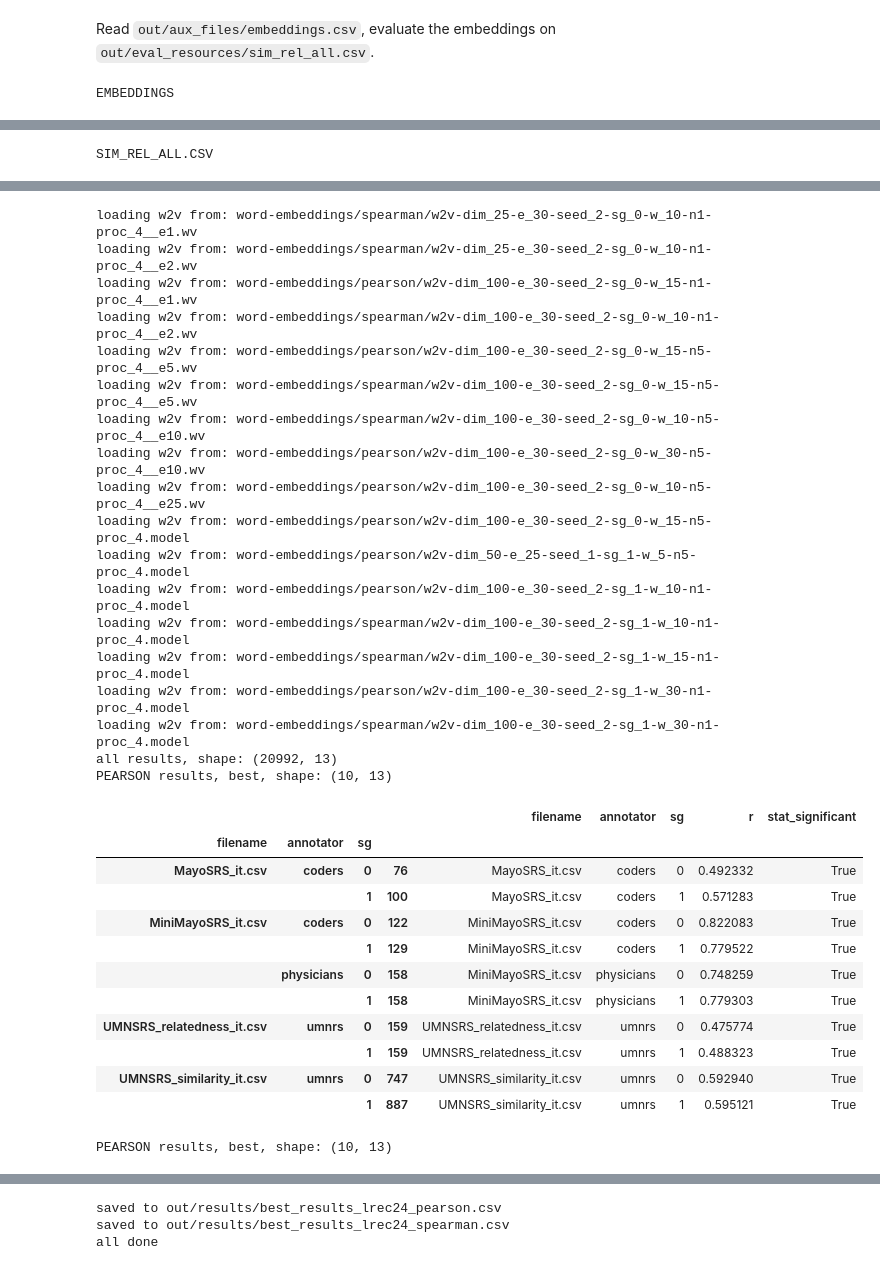
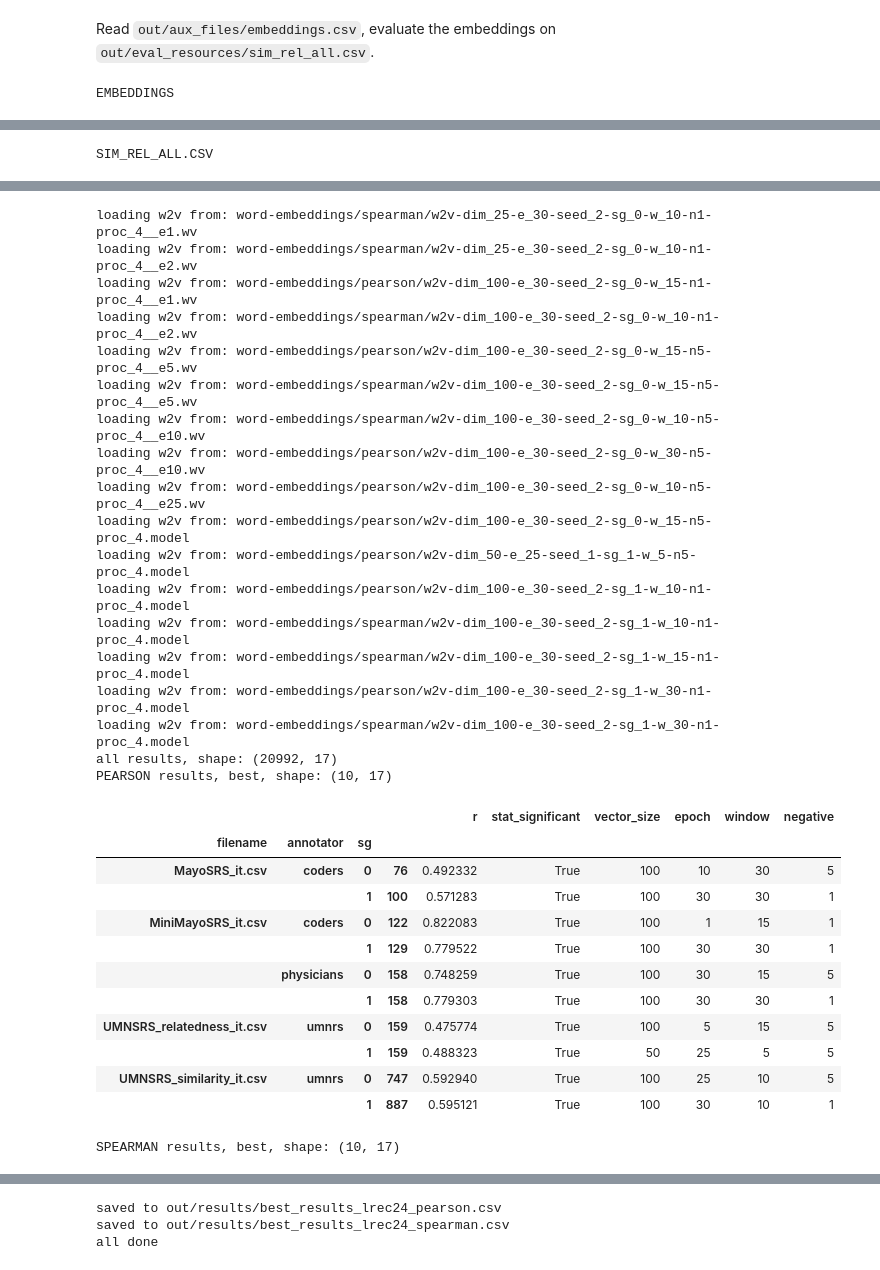
Before and after one commit to med-nlp/italian-medical-word-embeddings, a Jupyter notebook: 04_evaluate_embs.ipynb, the cells around one changed output, grey strips where cells are left out. Cells and saved outputs as stored; diff of their text form; code cells hidden in the pictures.

```diff
--- a/04_evaluate_embs.ipynb
+++ b/04_evaluate_embs.ipynb
@@ -204,9 +204,13 @@ def process_row(row, terms_df):
         model = KeyedVectors.load(path)
     out = compute_all(model, terms_df, row.path, row.filename)
     out["sg"] = row.sg
+    out["vector_size"] = row.vector_size
+    out["epoch"] = row.epoch
+    out["window"]= row.window
+    out["negative"] = row.negative
     #cols = ["filename", "annotator", "path", "model_name", "stat_significant", "r", "p", "spearman", "spearman_p", "spear_stat_significant", "size", "n_valid"]
     #display(out[cols].groupby(["filename", "annotator"]).head(1))
-    all_outs.append(out[["filename", "annotator", "sg", "path", "model_name", "stat_significant", "r", "p", "spearman", "spearman_p", "spear_stat_significant", "size", "n_valid"]])
+    all_outs.append(out[["filename", "annotator", "sg", "path", "model_name", "stat_significant", "r", "p", "spearman", "spearman_p", "spear_stat_significant", "size", "n_valid", "vector_size",	"epoch", "window", "negative"]])
 
 base_emb_fld = "word-embeddings"
 
@@ -227,13 +231,15 @@ emb_df.apply(lambda r: process_row(r, df), axis=1)
 results = pd.concat(all_outs)
 print("all results, shape:", results.shape)
 
+best_cols = ["r", "stat_significant",  "vector_size",	"epoch", "window", "negative"]
 pearson_best = results.groupby(["filename", "annotator", "sg"]).apply(lambda g: g.sort_values(by=["r"], ascending=False).head(1))
 print("PEARSON results, best, shape:", pearson_best.shape)
-display(pearson_best[["filename", "annotator", "sg", "r", "stat_significant"]])
+display(pearson_best[best_cols])
 
-spearman_best = results.groupby(["filename", "annotator", "sg"]).apply(lambda g: g.sort_values(by=["r"], ascending=False).head(1))
-print("PEARSON results, best, shape:", spearman_best.shape)
-display(spearman_best[["filename", "annotator", "sg", "spearman", "stat_significant"]])
+best_cols = ["spearman", "spear_stat_significant",  "vector_size",	"epoch", "window", "negative"]
+spearman_best = results.groupby(["filename", "annotator", "sg"]).apply(lambda g: g.sort_values(by=["spearman"], ascending=False).head(1))
+print("SPEARMAN results, best, shape:", spearman_best.shape)
+display(spearman_best[best_cols])
 
 
 out_fld = join("out", "results")
@@ -277,31 +283,31 @@ SIM_REL_ALL.CSV
 loading w2v from: word-embeddings/spearman/w2v-dim_25-e_30-seed_2-sg_0-w_10-n1-proc_4__e1.wv
 loading w2v from: word-embeddings/spearman/w2v-dim_25-e_30-seed_2-sg_0-w_10-n1-proc_4__e2.wv
 loading w2v from: word-embeddings/pearson/w2v-dim_100-e_30-seed_2-sg_0-w_15-n1-proc_4__e1.wv
 loading w2v from: word-embeddings/spearman/w2v-dim_100-e_30-seed_2-sg_0-w_10-n1-proc_4__e2.wv
 loading w2v from: word-embeddings/pearson/w2v-dim_100-e_30-seed_2-sg_0-w_15-n5-proc_4__e5.wv
 loading w2v from: word-embeddings/spearman/w2v-dim_100-e_30-seed_2-sg_0-w_15-n5-proc_4__e5.wv
 loading w2v from: word-embeddings/spearman/w2v-dim_100-e_30-seed_2-sg_0-w_10-n5-proc_4__e10.wv
 loading w2v from: word-embeddings/pearson/w2v-dim_100-e_30-seed_2-sg_0-w_30-n5-proc_4__e10.wv
 loading w2v from: word-embeddings/pearson/w2v-dim_100-e_30-seed_2-sg_0-w_10-n5-proc_4__e25.wv
 loading w2v from: word-embeddings/pearson/w2v-dim_100-e_30-seed_2-sg_0-w_15-n5-proc_4.model
 loading w2v from: word-embeddings/pearson/w2v-dim_50-e_25-seed_1-sg_1-w_5-n5-proc_4.model
 loading w2v from: word-embeddings/pearson/w2v-dim_100-e_30-seed_2-sg_1-w_10-n1-proc_4.model
 loading w2v from: word-embeddings/spearman/w2v-dim_100-e_30-seed_2-sg_1-w_10-n1-proc_4.model
 loading w2v from: word-embeddings/spearman/w2v-dim_100-e_30-seed_2-sg_1-w_15-n1-proc_4.model
 loading w2v from: word-embeddings/pearson/w2v-dim_100-e_30-seed_2-sg_1-w_30-n1-proc_4.model
 loading w2v from: word-embeddings/spearman/w2v-dim_100-e_30-seed_2-sg_1-w_30-n1-proc_4.model
-all results, shape: (20992, 13)
-PEARSON results, best, shape: (10, 13)
+all results, shape: (20992, 17)
+PEARSON results, best, shape: (10, 17)
-|  |  |  |  | filename | annotator | sg | r | stat_significant |
-| filename | annotator | sg |  |  |  |  |  |  |
-| MayoSRS_it.csv | coders | 0 | 76 | MayoSRS_it.csv | coders | 0 | 0.492332 | True |
-|  |  | 1 | 100 | MayoSRS_it.csv | coders | 1 | 0.571283 | True |
-| MiniMayoSRS_it.csv | coders | 0 | 122 | MiniMayoSRS_it.csv | coders | 0 | 0.822083 | True |
-|  |  | 1 | 129 | MiniMayoSRS_it.csv | coders | 1 | 0.779522 | True |
-|  | physicians | 0 | 158 | MiniMayoSRS_it.csv | physicians | 0 | 0.748259 | True |
-|  |  | 1 | 158 | MiniMayoSRS_it.csv | physicians | 1 | 0.779303 | True |
-| UMNSRS_relatedness_it.csv | umnrs | 0 | 159 | UMNSRS_relatedness_it.csv | umnrs | 0 | 0.475774 | True |
-|  |  | 1 | 159 | UMNSRS_relatedness_it.csv | umnrs | 1 | 0.488323 | True |
-| UMNSRS_similarity_it.csv | umnrs | 0 | 747 | UMNSRS_similarity_it.csv | umnrs | 0 | 0.592940 | True |
-|  |  | 1 | 887 | UMNSRS_similarity_it.csv | umnrs | 1 | 0.595121 | True |
+|  |  |  |  | r | stat_significant | vector_size | epoch | window | negative |
+| filename | annotator | sg |  |  |  |  |  |  |  |
+| MayoSRS_it.csv | coders | 0 | 76 | 0.492332 | True | 100 | 10 | 30 | 5 |
+|  |  | 1 | 100 | 0.571283 | True | 100 | 30 | 30 | 1 |
+| MiniMayoSRS_it.csv | coders | 0 | 122 | 0.822083 | True | 100 | 1 | 15 | 1 |
+|  |  | 1 | 129 | 0.779522 | True | 100 | 30 | 30 | 1 |
+|  | physicians | 0 | 158 | 0.748259 | True | 100 | 30 | 15 | 5 |
+|  |  | 1 | 158 | 0.779303 | True | 100 | 30 | 30 | 1 |
+| UMNSRS_relatedness_it.csv | umnrs | 0 | 159 | 0.475774 | True | 100 | 5 | 15 | 5 |
+|  |  | 1 | 159 | 0.488323 | True | 50 | 25 | 5 | 5 |
+| UMNSRS_similarity_it.csv | umnrs | 0 | 747 | 0.592940 | True | 100 | 25 | 10 | 5 |
+|  |  | 1 | 887 | 0.595121 | True | 100 | 30 | 10 | 1 |
-PEARSON results, best, shape: (10, 13)
+SPEARMAN results, best, shape: (10, 17)
```
Also changed, not shown: parts of 1 cell of this notebook, 1 other file.
